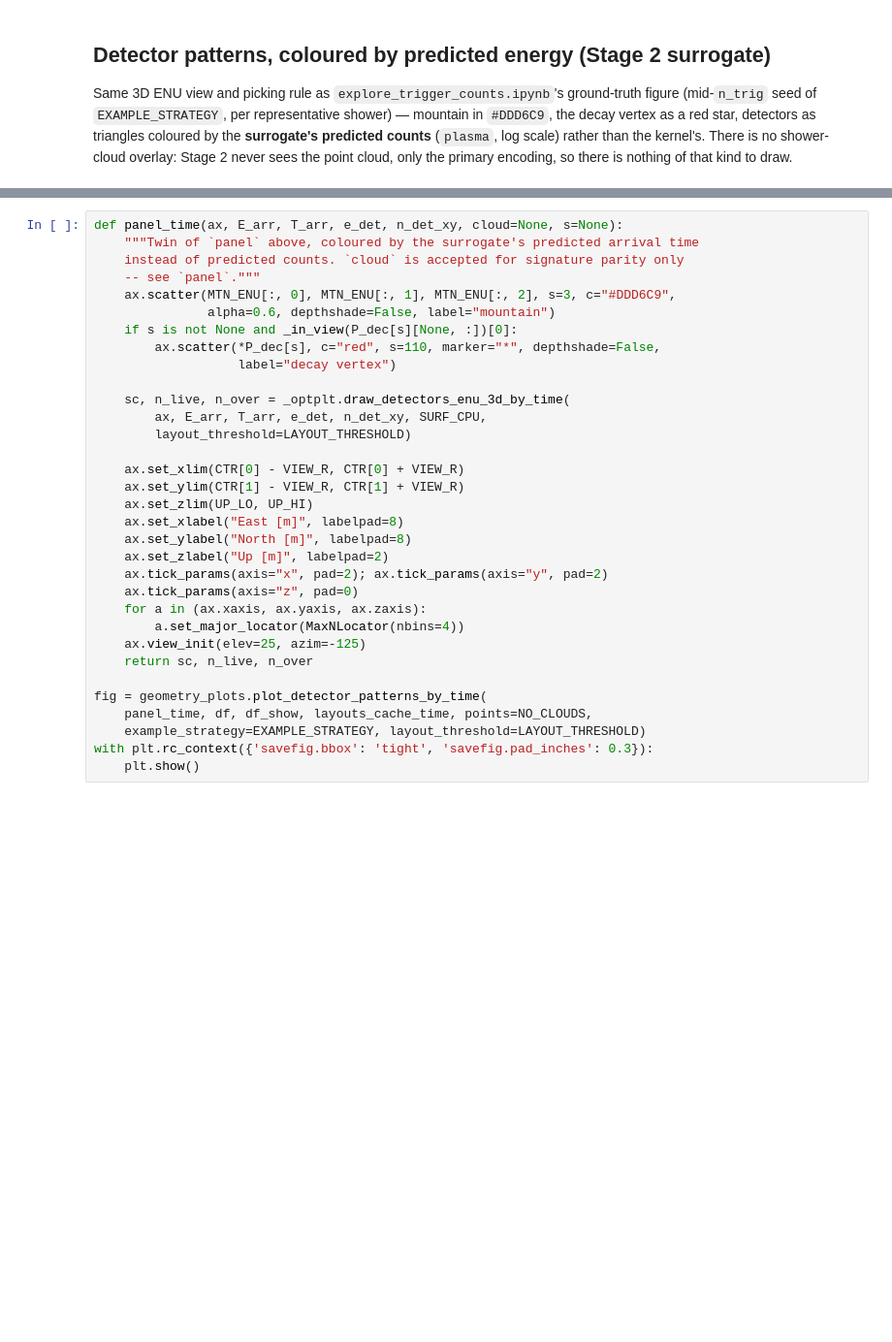
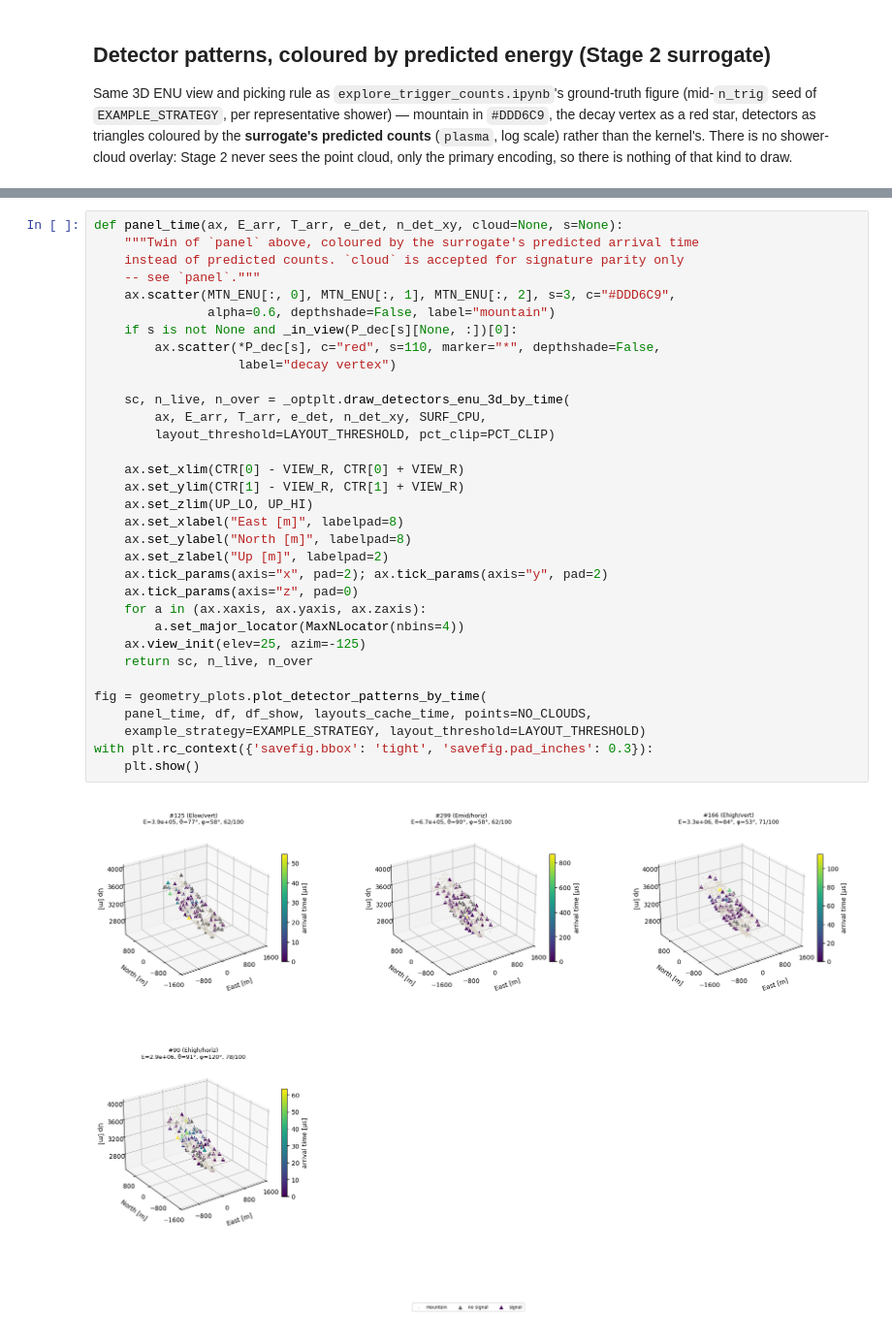
Before and after one commit to green3diamond/TambOpt-zlt, a Jupyter notebook: notebooks/explore_stage2_predictions.ipynb, the cells around one changed output, grey strips where cells are left out. Shown at 97% size. Cells and saved outputs as stored; diff of their text form; blank space fills up the shorter version.

```diff
--- a/notebooks/explore_stage2_predictions.ipynb
+++ b/notebooks/explore_stage2_predictions.ipynb
@@ -317,31 +377,33 @@ def panel_time(ax, E_arr, T_arr, e_det, n_det_xy, cloud=None, s=None):
     """Twin of `panel` above, coloured by the surrogate's predicted arrival time
     instead of predicted counts. `cloud` is accepted for signature parity only
     -- see `panel`."""
     ax.scatter(MTN_ENU[:, 0], MTN_ENU[:, 1], MTN_ENU[:, 2], s=3, c="#DDD6C9",
                alpha=0.6, depthshade=False, label="mountain")
     if s is not None and _in_view(P_dec[s][None, :])[0]:
         ax.scatter(*P_dec[s], c="red", s=110, marker="*", depthshade=False,
                    label="decay vertex")
 
     sc, n_live, n_over = _optplt.draw_detectors_enu_3d_by_time(
         ax, E_arr, T_arr, e_det, n_det_xy, SURF_CPU,
-        layout_threshold=LAYOUT_THRESHOLD)
+        layout_threshold=LAYOUT_THRESHOLD, pct_clip=PCT_CLIP)
 
     ax.set_xlim(CTR[0] - VIEW_R, CTR[0] + VIEW_R)
     ax.set_ylim(CTR[1] - VIEW_R, CTR[1] + VIEW_R)
     ax.set_zlim(UP_LO, UP_HI)
     ax.set_xlabel("East [m]", labelpad=8)
     ax.set_ylabel("North [m]", labelpad=8)
     ax.set_zlabel("Up [m]", labelpad=2)
     ax.tick_params(axis="x", pad=2); ax.tick_params(axis="y", pad=2)
     ax.tick_params(axis="z", pad=0)
     for a in (ax.xaxis, ax.yaxis, ax.zaxis):
         a.set_major_locator(MaxNLocator(nbins=4))
     ax.view_init(elev=25, azim=-125)
     return sc, n_live, n_over
 
 fig = geometry_plots.plot_detector_patterns_by_time(
     panel_time, df, df_show, layouts_cache_time, points=NO_CLOUDS,
     example_strategy=EXAMPLE_STRATEGY, layout_threshold=LAYOUT_THRESHOLD)
 with plt.rc_context({'savefig.bbox': 'tight', 'savefig.pad_inches': 0.3}):
     plt.show()
+# %% [output]
+[figure, added]
```
Also changed, not shown: parts of 7 cells of this notebook, 1 other file.
